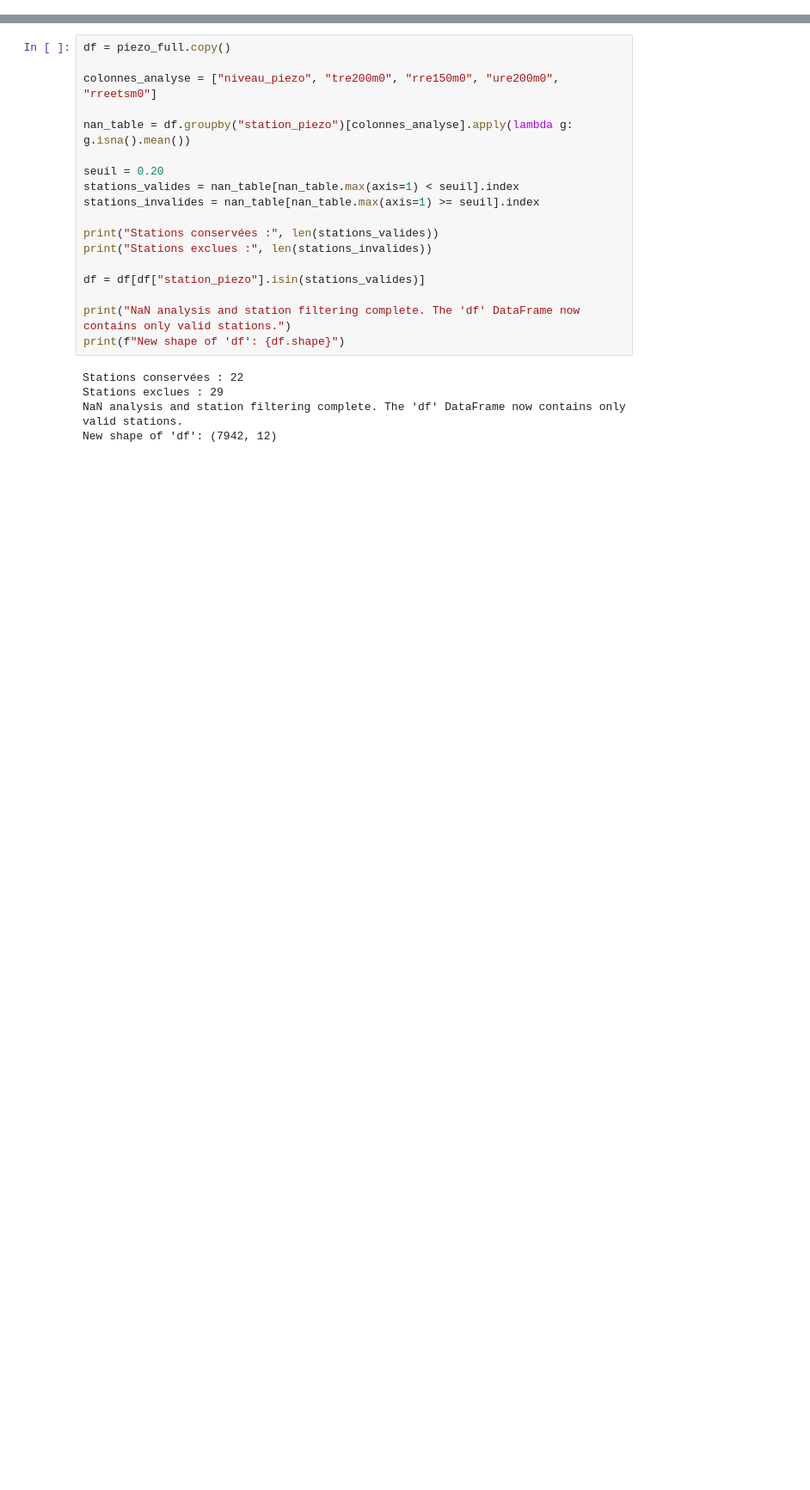
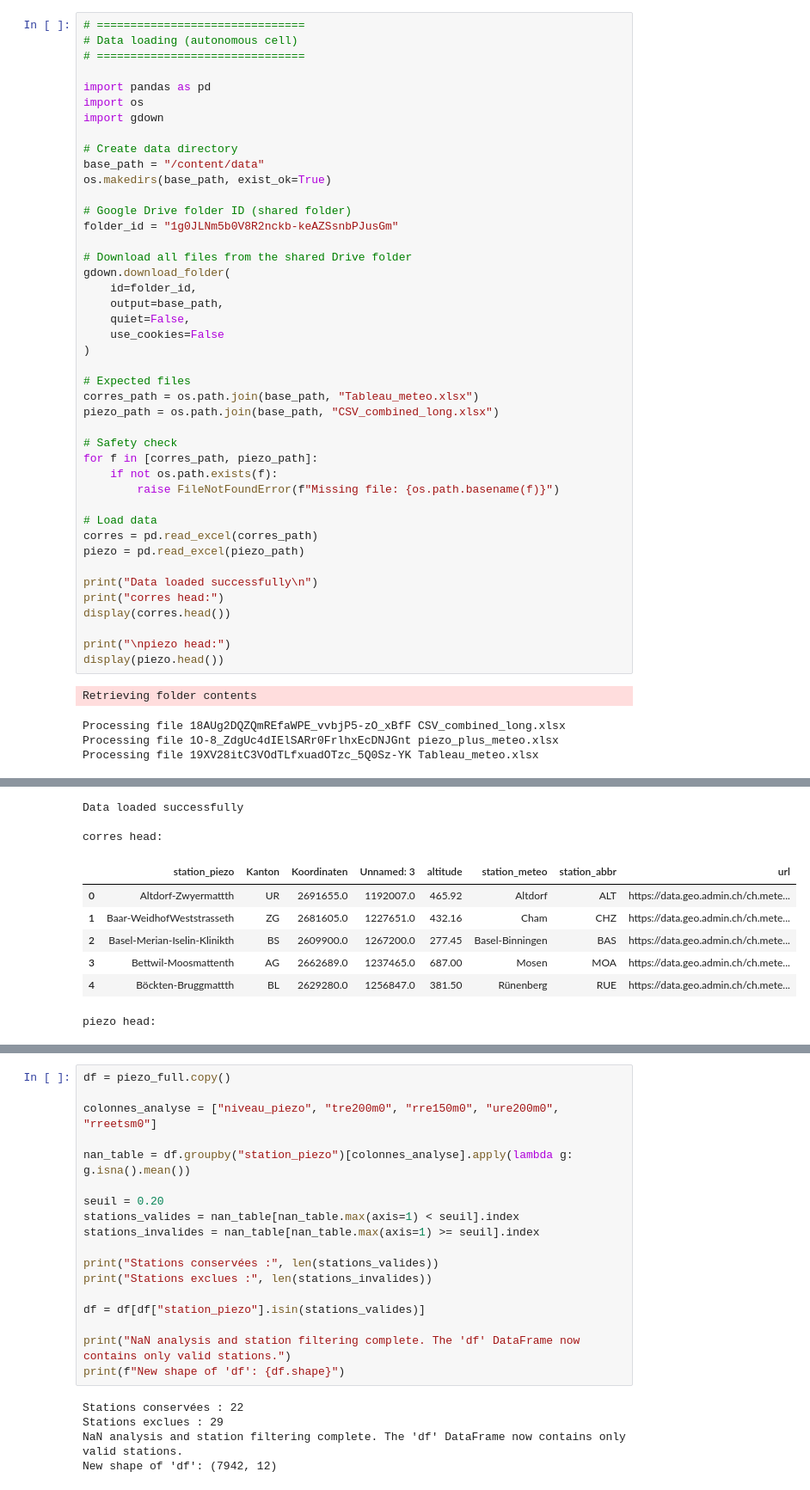
Before and after one commit to MarcoZanine/2025_ML_EES, a Jupyter notebook: FinalProject/FinalProject.ipynb, the cells around one changed output, grey strips where cells are left out. Shown at 86% size. Drawn from its saved outputs; the diff is of its cells as text; blank space fills up the shorter version.

```diff
--- a/FinalProject/FinalProject.ipynb
+++ b/FinalProject/FinalProject.ipynb
@@ -53,0 +82,48 @@ Files in Colab Notebooks folder:
+# %%
+# ===============================
+# Data loading (autonomous cell)
+# ===============================
+
+import pandas as pd
+import os
+import gdown
+
+# Create data directory
+base_path = "/content/data"
+os.makedirs(base_path, exist_ok=True)
+
+# Google Drive folder ID (shared folder)
+folder_id = "1g0JLNm5b0V8R2nckb-keAZSsnbPJusGm"
+
+# Download all files from the shared Drive folder
+gdown.download_folder(
+    id=folder_id,
+    output=base_path,
+    quiet=False,
+    use_cookies=False
+)
+
+# Expected files
+corres_path = os.path.join(base_path, "Tableau_meteo.xlsx")
+piezo_path = os.path.join(base_path, "CSV_combined_long.xlsx")
+
+# Safety check
+for f in [corres_path, piezo_path]:
+    if not os.path.exists(f):
+        raise FileNotFoundError(f"Missing file: {os.path.basename(f)}")
+
+# Load data
+corres = pd.read_excel(corres_path)
+piezo = pd.read_excel(piezo_path)
+
+print("Data loaded successfully\n")
+print("corres head:")
+display(corres.head())
+
+print("\npiezo head:")
+display(piezo.head())
+# %% [output]
+Retrieving folder contents
+Processing file 18AUg2DQZQmREfaWPE_vvbjP5-zO_xBfF CSV_combined_long.xlsx
+Processing file 1O-8_ZdgUc4dIElSARr0FrlhxEcDNJGnt piezo_plus_meteo.xlsx
+Processing file 19XV28itC3VOdTLfxuadOTzc_5Q0Sz-YK Tableau_meteo.xlsx
@@ -53,0 +143,10 @@ Files in Colab Notebooks folder:
+Data loaded successfully
+
+corres head:
+|  | station_piezo | Kanton | Koordinaten | Unnamed: 3 | altitude | station_meteo | station_abbr | url |
+| 0 | Altdorf-Zwyermattth | UR | 2691655.0 | 1192007.0 | 465.92 | Altdorf | ALT | https://data.geo.admin.ch/ch.mete... |
+| 1 | Baar-WeidhofWeststrasseth | ZG | 2681605.0 | 1227651.0 | 432.16 | Cham | CHZ | https://data.geo.admin.ch/ch.mete... |
+| 2 | Basel-Merian-Iselin-Klinikth | BS | 2609900.0 | 1267200.0 | 277.45 | Basel-Binningen | BAS | https://data.geo.admin.ch/ch.mete... |
+| 3 | Bettwil-Moosmattenth | AG | 2662689.0 | 1237465.0 | 687.00 | Mosen | MOA | https://data.geo.admin.ch/ch.mete... |
+| 4 | Böckten-Bruggmattth | BL | 2629280.0 | 1256847.0 | 381.50 | Rünenberg | RUE | https://data.geo.admin.ch/ch.mete... |
+piezo head:
```
Also changed, not shown: parts of 52 cells of this notebook.
